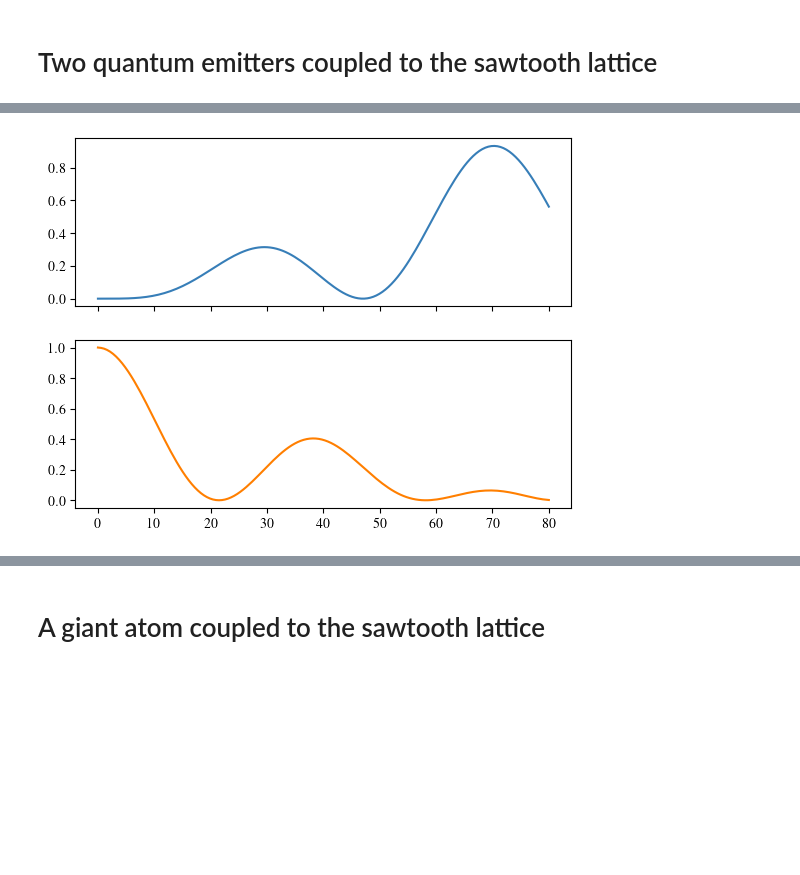
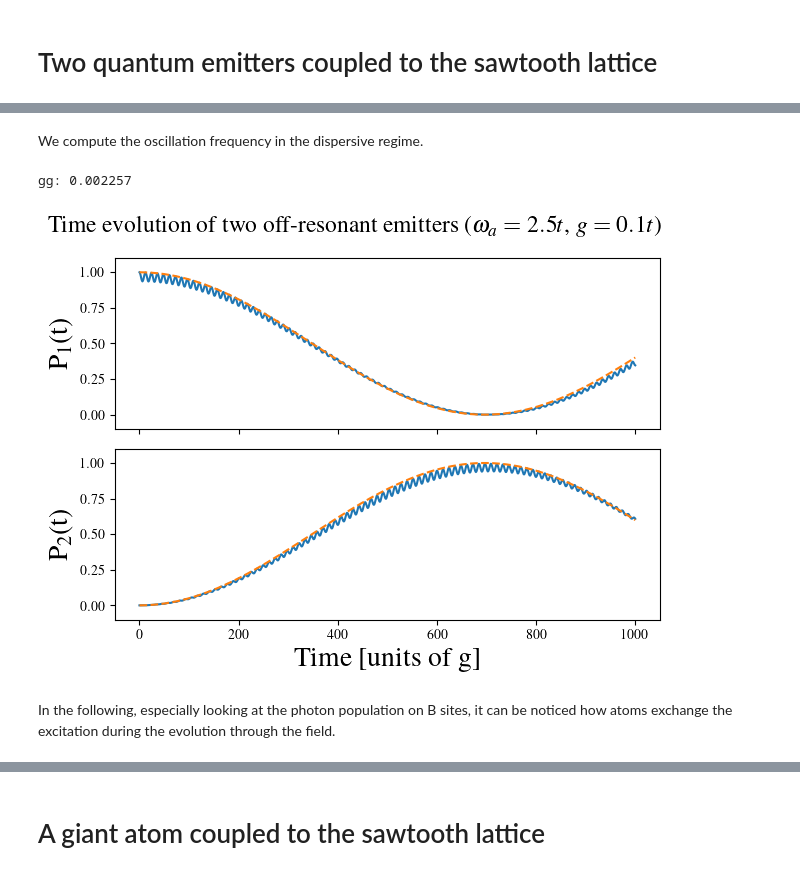
Before and after one commit to enrico0014/QOptics_FB, a Jupyter notebook: sawtooth/ST_emitter.ipynb, the cells around one changed output, grey strips where cells are left out. Saved outputs shown, nothing was run; the diff lists cells and outputs as text; code cells hidden in the pictures; blank space fills up the shorter version.

```diff
--- a/sawtooth/ST_emitter.ipynb
+++ b/sawtooth/ST_emitter.ipynb
@@ -437,15 +404,17 @@ plt.show()
 # %%
-omega0 = 2.0 #atom frequency
+omega1 = 2.5 #atom frequency
+omega2 = 2.5
 g = 0.1 #atom-cavity coupling
 # %%
-H = np.diag([eps_b/2,eps_a/2]*N + [omega0/2,omega0/2])
+H = np.diag([eps_b/2,eps_a/2]*N + [omega1/2,omega2/2])
 H += np.diag([-t_ab]*(2*N -1) + [0,0],k=1)
 H += np.diag([-t_bb,-t_aa]*(N-1) + [0,0],k=2)
 
-d = 1
+d = 2 #d/2 is the distance
 H[0,n-2] -= t_bb
 H[0,n-1] -= t_ab
-H[N,-1] -= g
-H[N+d,-2] -= g
+
+H[N+1,-1] -= g
+H[N+d+1,-2] -= g
 
 H += np.conjugate(H.transpose())
@@ -463,15 +421,41 @@ for i in tqdm(np.arange(0,len(t),1)):
+# %%
+t = np.linspace(0,1000,1000)
+pop, phot = time_evol(t,H,2,[1.,0.])
+# %% [markdown]
+We compute the oscillation frequency in the dispersive regime.
+# %%
+eigvals, _ = eigh(H)
+a = -g**2/((eigvals[-1]-2))
+x = (eigvals[-1]+2)/2
+b = (np.sqrt(x**2 - 1) -x)**(d//2)
+b /= np.sqrt(x**2 -1)
+
+gg = a*b
+# %%
+print(f"gg: {gg:4f}")
+# %% [output]
+gg: 0.002257
 # %%
-fig, ax = plt.subplots(nrows=2,ncols=1,sharex=True)
+fig, ax = plt.subplots(nrows=2,ncols=1,sharex=True,tight_layout=1)
 
-ax[0].plot(t,pop1*np.conjugate(pop1),color="#377eb8")
-ax[1].plot(t,pop2*np.conjugate(pop2),color='#ff7f00')
+plt.suptitle(r"Time evolution of two off-resonant emitters ($\omega_a = 2.5t$, $g=0.1t$)",fontsize=17)
+ax[0].plot(t,pop[0,:]*np.conjugate(pop[0,:]))
+ax[0].plot(t,np.cos(gg*t)**2, ls = "--", label=f"$\Omega = {gg:.2e}$")
+ax[1].plot(t,pop[1,:]*np.conjugate(pop[1,:]))
+ax[1].plot(t,np.sin(gg*t)**2, ls= "--")
 
+ax[0].set_ylabel(r"P$_1$(t)",fontsize=20)
+ax[1].set_ylabel(r"P$_2$(t)",fontsize=20)
+ax[1].set_xlabel("Time [units of g]",fontsize=20)
 
+ax[0].set_ylim(-0.1,1.1)
+ax[1].set_ylim(-0.1,1.1)
+#ax[0].legend()
 
-#plt.savefig("eig_FB.pdf")
+#plt.savefig(f"two_em/off_res.png")
 plt.show()
 # %% [output]
-[figure, old version]
+[figure, new version]
 # %%
 pop_phot = np.zeros((n,len(t)))
 
@@ -482,3 +466,5 @@ vec = [10,50,100]
+# %% [markdown]
+In the following, especially looking at the photon population on B sites, it can be noticed how atoms exchange the excitation during the evolution through the field.
 # %%
 fig, ax = plt.subplots(figsize=(8,6),nrows=2,ncols=1,sharex=True,tight_layout=0)
 
```
Also changed, not shown: parts of 63 cells of this notebook.
